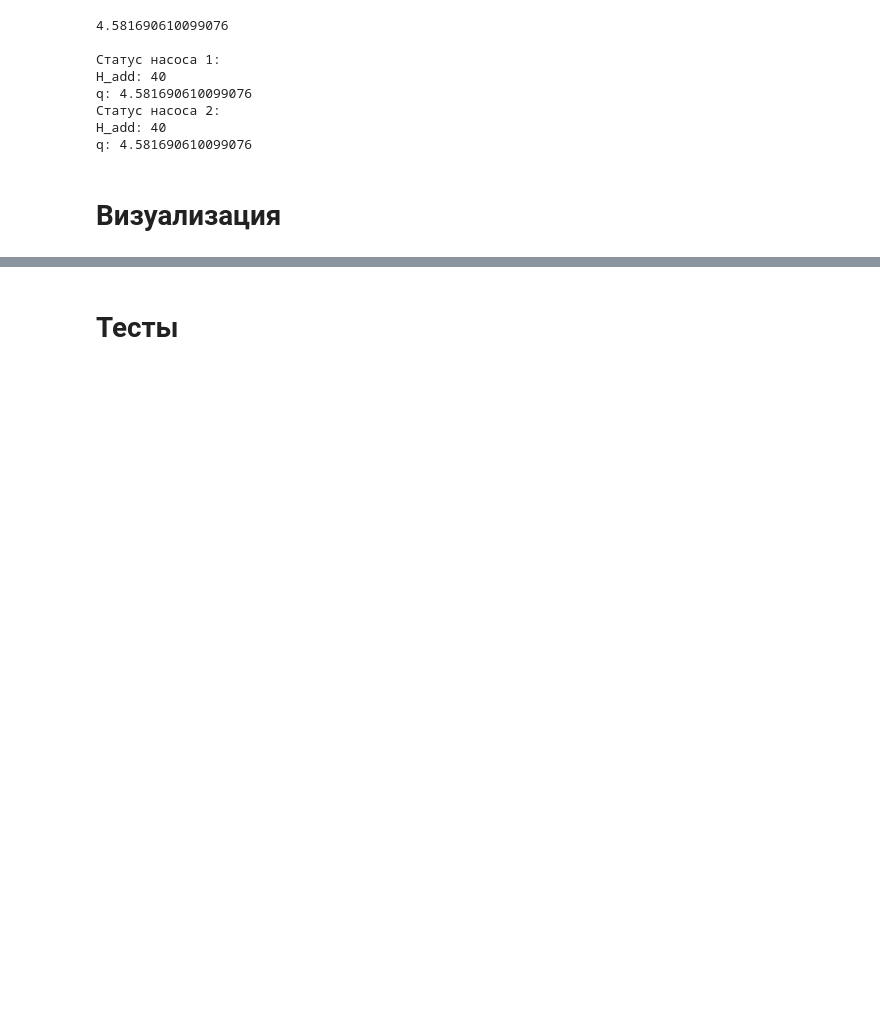
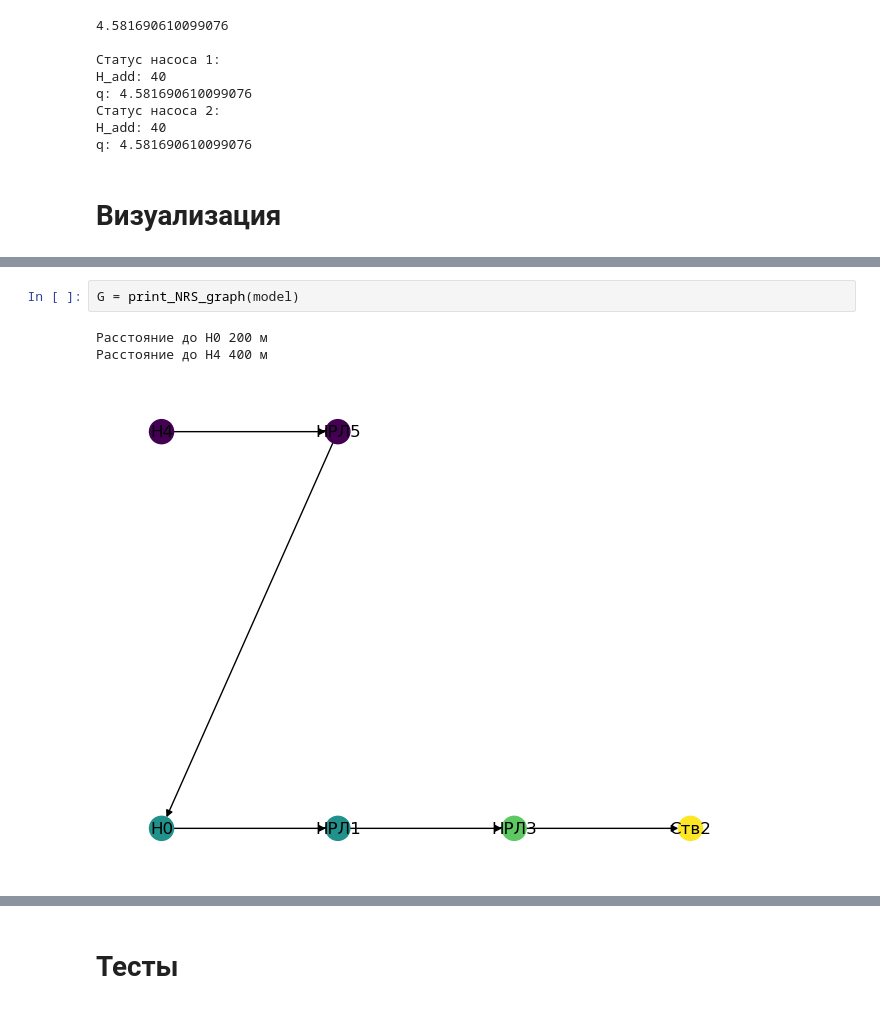
Before and after one commit to Obsidian-pb/NRS_modeller, a Jupyter notebook: workFolder/ga.ipynb, the cells around one changed output, grey strips where cells are left out. Cells and saved outputs as stored; diff of their text form; blank space fills up the shorter version.

```diff
--- a/workFolder/ga.ipynb
+++ b/workFolder/ga.ipynb
@@ -410,3 +430,9 @@ plt.show()
+# %%
+G = print_NRS_graph(model)
+# %% [output]
+Расстояние до Н0 200 м
+Расстояние до Н4 400 м
+[figure, added]
 # %%
 list(G.nodes(data=True))
 # %% [output]
```
Also changed, not shown: parts of 25 cells of this notebook, 1 other file.
